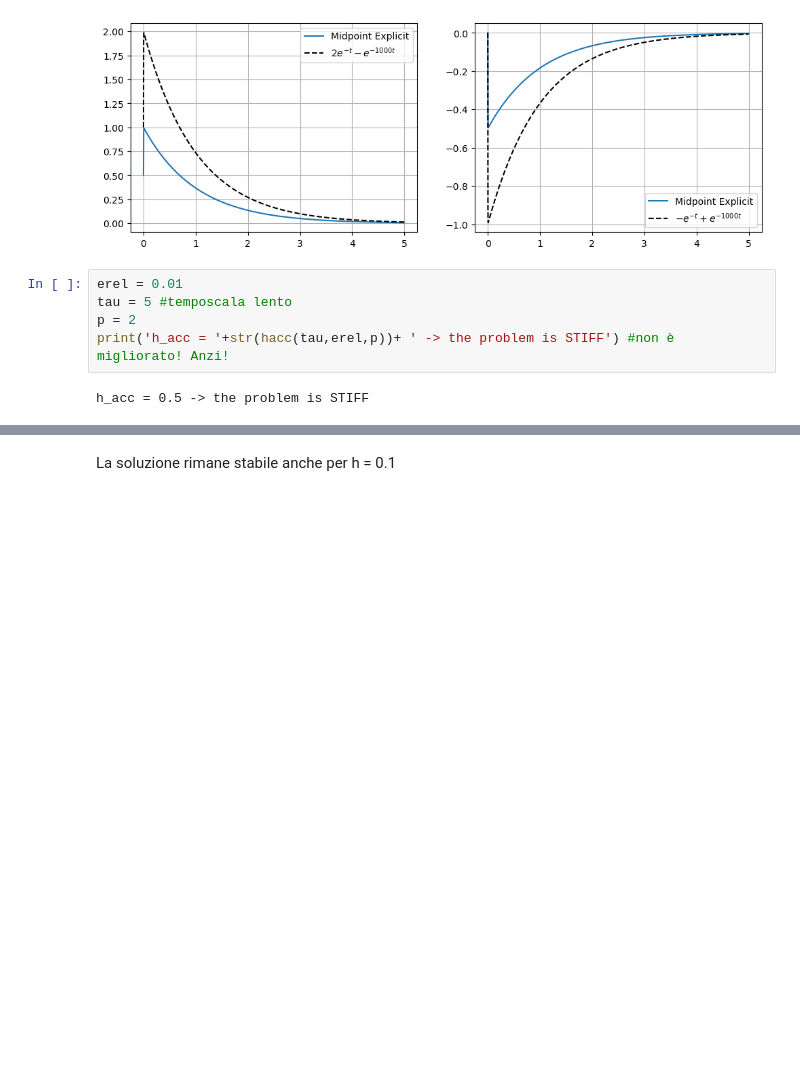
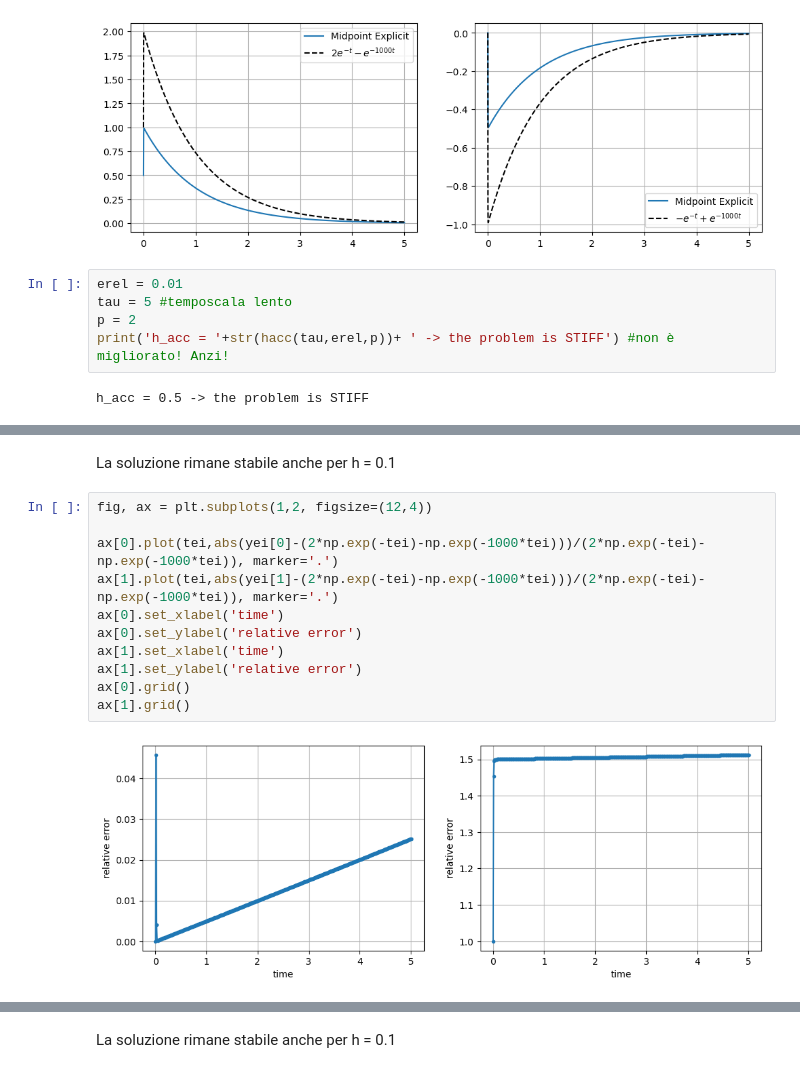
Before and after one commit to ebianchi803/computational_astrophysics, a Jupyter notebook: ODE/ODE1.ipynb, the cells around one changed output, grey strips where cells are left out. Cells and saved outputs as stored; diff of their text form; blank space fills up the shorter version.

```diff
--- a/ODE/ODE1.ipynb
+++ b/ODE/ODE1.ipynb
@@ -542,0 +589,15 @@ h_acc = 0.5 -> the problem is STIFF
+# %% [markdown]
+La soluzione rimane stabile anche per h = 0.1
+# %%
+fig, ax = plt.subplots(1,2, figsize=(12,4))
+
+ax[0].plot(tei,abs(yei[0]-(2*np.exp(-tei)-np.exp(-1000*tei)))/(2*np.exp(-tei)-np.exp(-1000*tei)), marker='.')
+ax[1].plot(tei,abs(yei[1]-(2*np.exp(-tei)-np.exp(-1000*tei)))/(2*np.exp(-tei)-np.exp(-1000*tei)), marker='.')
+ax[0].set_xlabel('time')
+ax[0].set_ylabel('relative error')
+ax[1].set_xlabel('time')
+ax[1].set_ylabel('relative error')
+ax[0].grid()
+ax[1].grid()
+# %% [output]
+[figure, new version]
```
Also changed, not shown: parts of 41 cells of this notebook.
